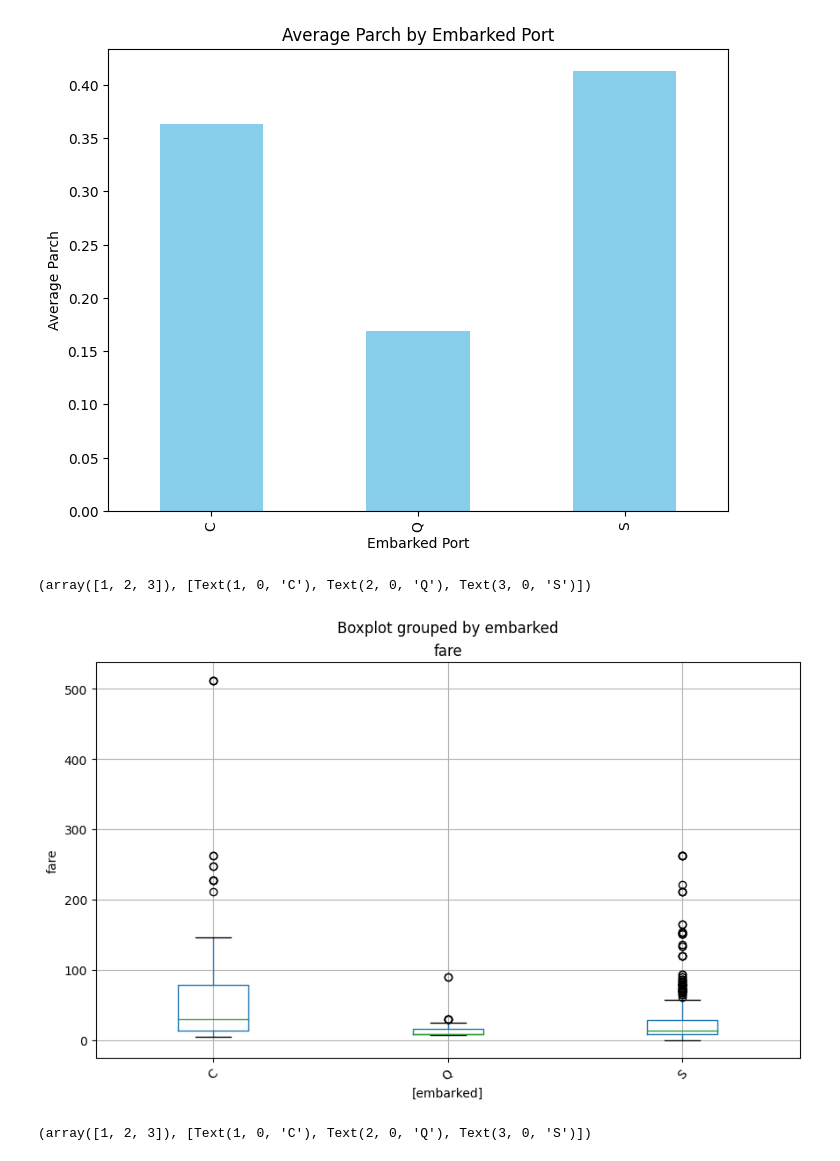
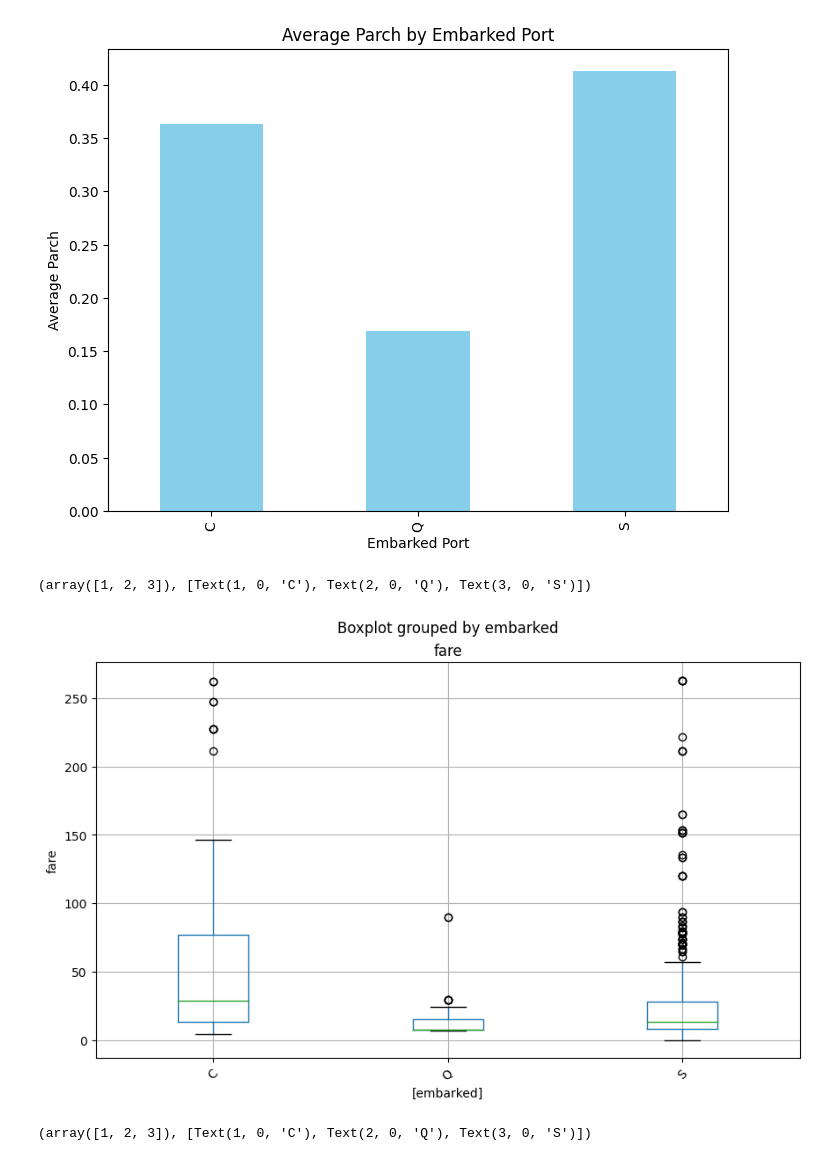
Before and after one commit to levchenkopavlo/AI, a Jupyter notebook: ДЗ_5.ipynb, the cells around one changed output. Saved outputs shown, nothing was run; the diff lists cells and outputs as text; code cells hidden in the pictures.

```diff
--- a/ДЗ_5.ipynb
+++ b/ДЗ_5.ipynb
@@ -170,12 +170,14 @@ plt.show()
 # %% [output]
 [figure]
 # %%
-ax = df[['fare', 'embarked']].boxplot(by='embarked', figsize=(10,6))
+ax = df[df['fare']<500][['fare', 'embarked']].boxplot(by='embarked', figsize=(10,6))
 ax.set_ylabel('fare')
 plt.xticks(rotation=45)
+
+# Викиди сильно перешкоджають аналізу. Як варіант, можна прибрати з аналізу квитки вартістю понад 500
 # %% [output]
 (array([1, 2, 3]), [Text(1, 0, 'C'), Text(2, 0, 'Q'), Text(3, 0, 'S')])
-[figure, old version]
+[figure, new version]
 # %%
 def remove_outliers(df, column_name):
   column = df[column_name]
```
Also changed, not shown: parts of 8 cells of this notebook.
